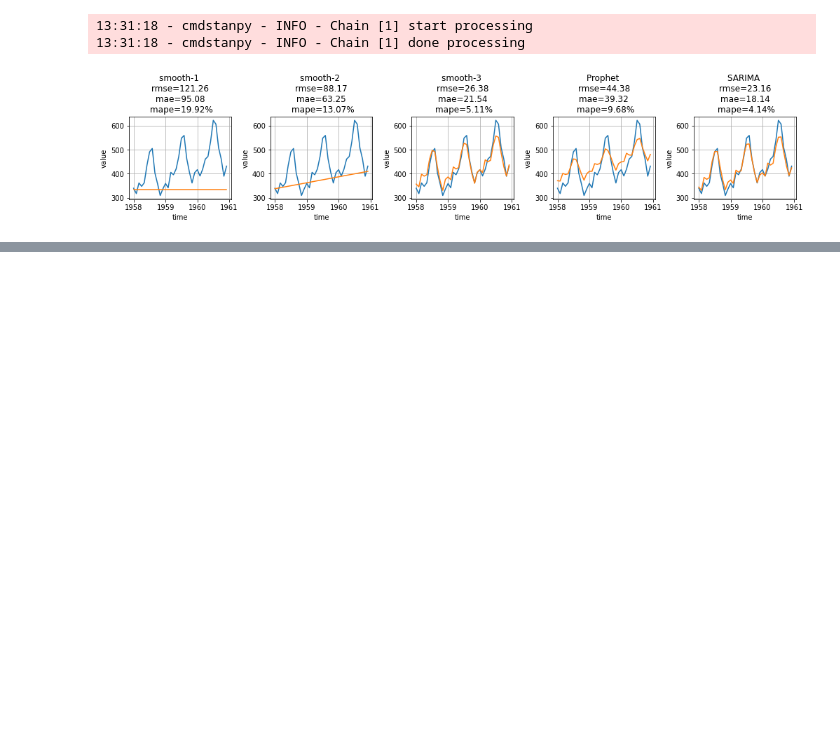
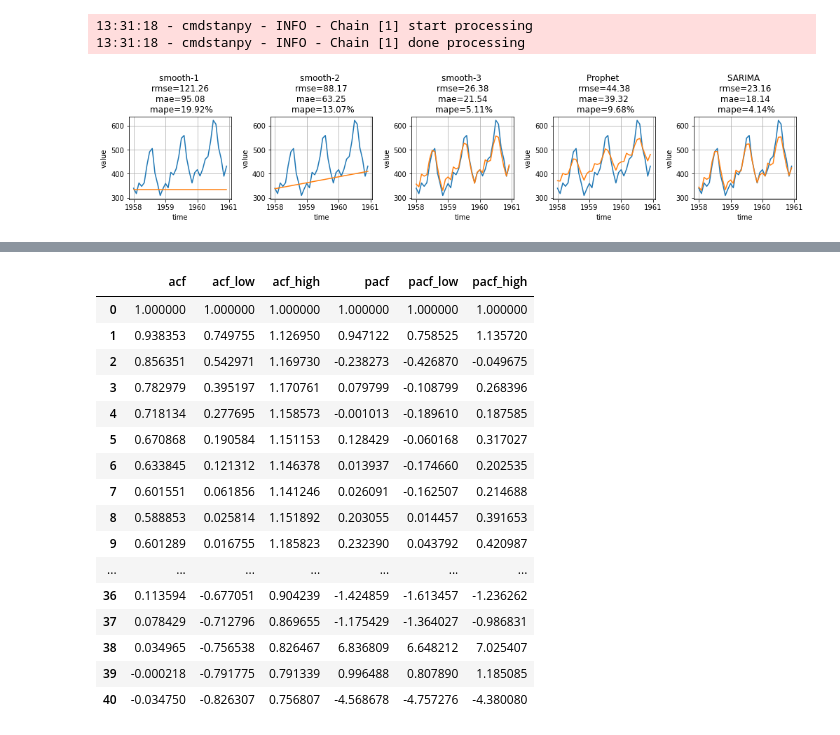
Before and after one commit to gavrevnik/analytics_tools, a Jupyter notebook: Time Series.ipynb, the cells around one changed output, grey strips where cells are left out. Saved outputs shown, nothing was run; the diff lists cells and outputs as text; code cells hidden in the pictures; blank space fills up the shorter version.

```diff
--- a/Time Series.ipynb
+++ b/Time Series.ipynb
@@ -447,0 +532,20 @@ dt, real = data_test.time, data_test.value
+# %%
+df_stat
+# %% [output]
+|  | acf | acf_low | acf_high | pacf | pacf_low | pacf_high |
+| 0 | 1.000000 | 1.000000 | 1.000000 | 1.000000 | 1.000000 | 1.000000 |
+| 1 | 0.938353 | 0.749755 | 1.126950 | 0.947122 | 0.758525 | 1.135720 |
+| 2 | 0.856351 | 0.542971 | 1.169730 | -0.238273 | -0.426870 | -0.049675 |
+| 3 | 0.782979 | 0.395197 | 1.170761 | 0.079799 | -0.108799 | 0.268396 |
+| 4 | 0.718134 | 0.277695 | 1.158573 | -0.001013 | -0.189610 | 0.187585 |
+| 5 | 0.670868 | 0.190584 | 1.151153 | 0.128429 | -0.060168 | 0.317027 |
+| 6 | 0.633845 | 0.121312 | 1.146378 | 0.013937 | -0.174660 | 0.202535 |
+| 7 | 0.601551 | 0.061856 | 1.141246 | 0.026091 | -0.162507 | 0.214688 |
+| 8 | 0.588853 | 0.025814 | 1.151892 | 0.203055 | 0.014457 | 0.391653 |
+| 9 | 0.601289 | 0.016755 | 1.185823 | 0.232390 | 0.043792 | 0.420987 |
+| ... | ... | ... | ... | ... | ... | ... |
+| 36 | 0.113594 | -0.677051 | 0.904239 | -1.424859 | -1.613457 | -1.236262 |
+| 37 | 0.078429 | -0.712796 | 0.869655 | -1.175429 | -1.364027 | -0.986831 |
+| 38 | 0.034965 | -0.756538 | 0.826467 | 6.836809 | 6.648212 | 7.025407 |
+| 39 | -0.000218 | -0.791775 | 0.791339 | 0.996488 | 0.807890 | 1.185085 |
+| 40 | -0.034750 | -0.826307 | 0.756807 | -4.568678 | -4.757276 | -4.380080 |
```
Also changed, not shown: parts of 8 cells of this notebook, 4 other files.
